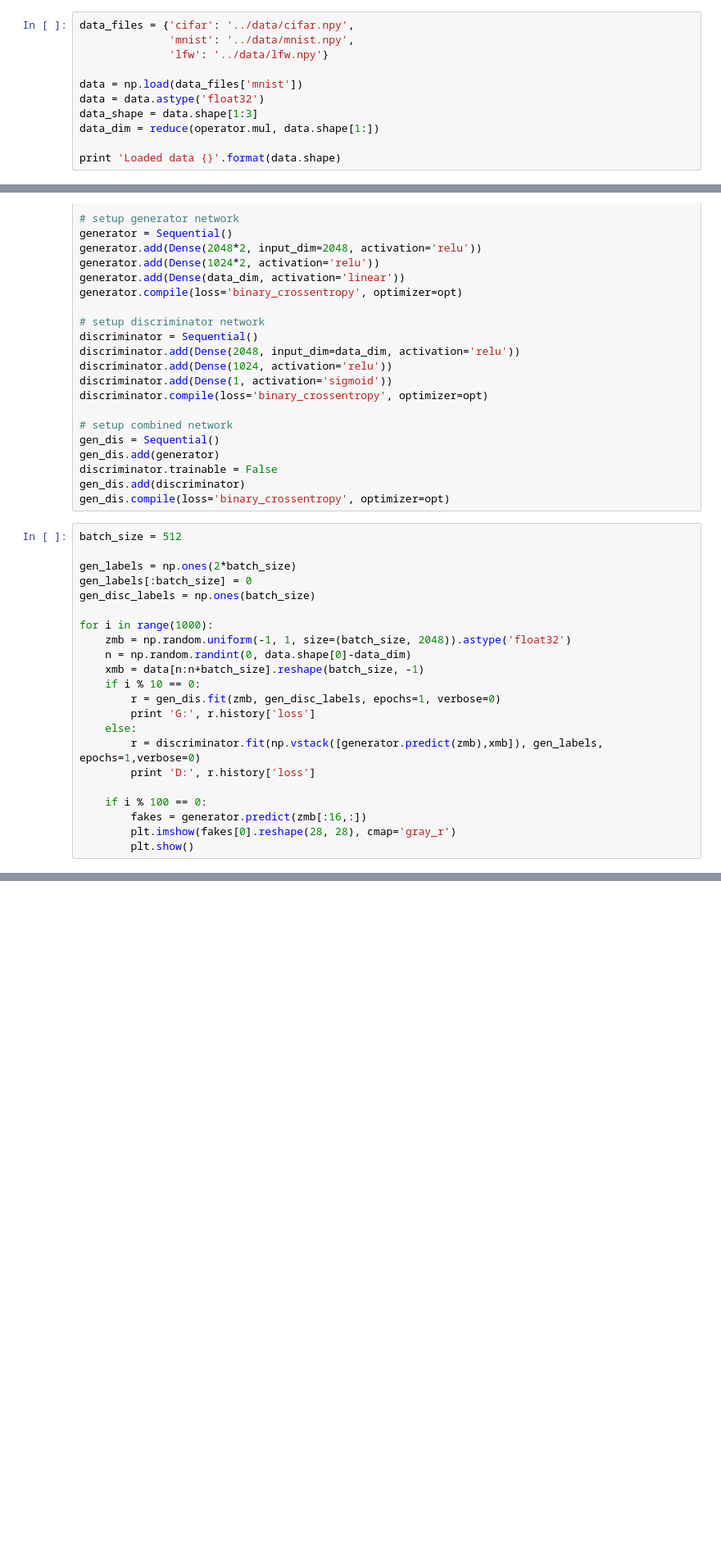
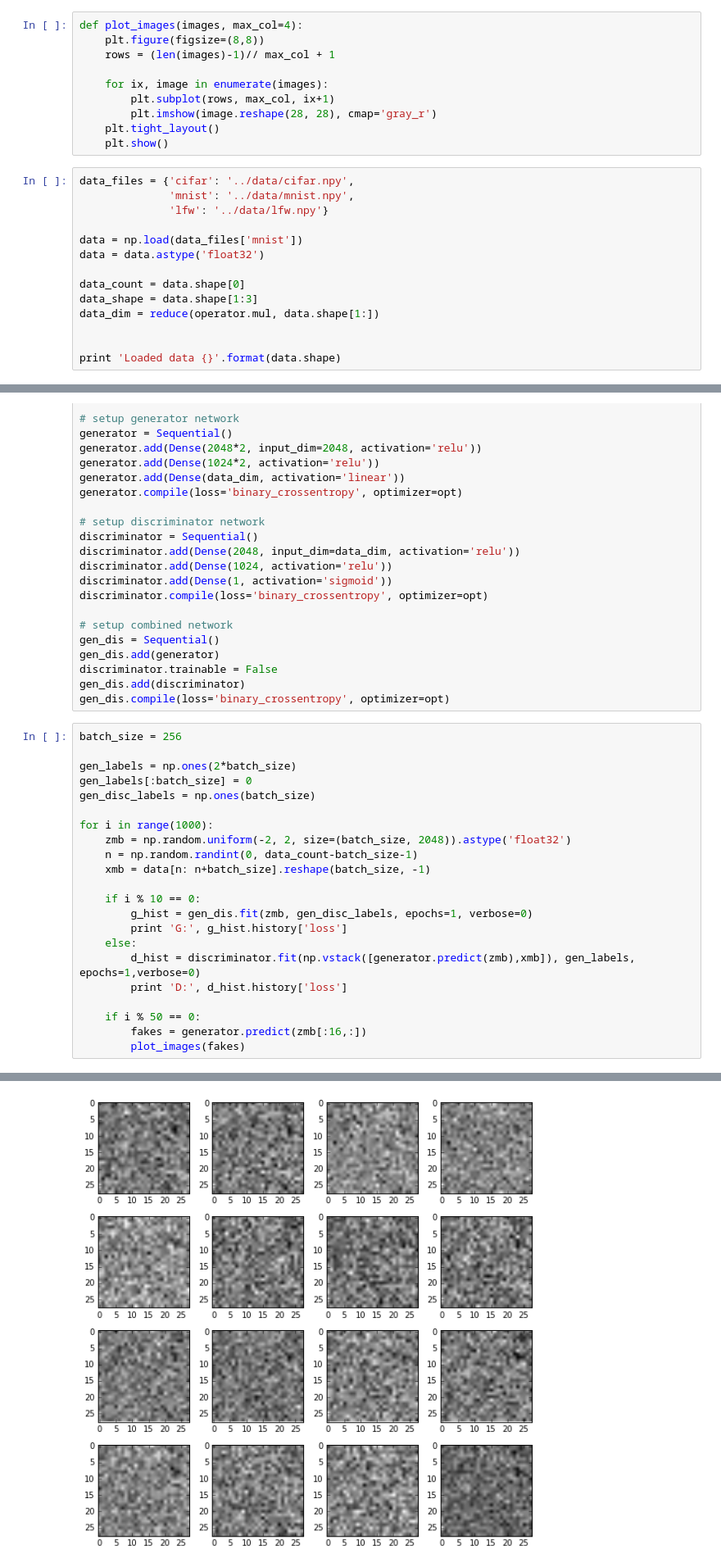
Before and after one commit to muggin/exploring-gans, a Jupyter notebook: notebooks/simple-gan.ipynb, the cells around one changed output, grey strips where cells are left out. Shown at 82% size. Drawn from its saved outputs; the diff is of its cells as text; blank space fills up the shorter version.

```diff
--- a/notebooks/simple-gan.ipynb
+++ b/notebooks/simple-gan.ipynb
@@ -16,3 +18,13 @@ from keras.optimizers import SGD
+# %%
+def plot_images(images, max_col=4):
+    plt.figure(figsize=(8,8))
+    rows = (len(images)-1)// max_col + 1
+
+    for ix, image in enumerate(images):
+        plt.subplot(rows, max_col, ix+1)
+        plt.imshow(image.reshape(28, 28), cmap='gray_r')
+    plt.tight_layout()
+    plt.show()
 # %%
 data_files = {'cifar': '../data/cifar.npy',
               'mnist': '../data/mnist.npy',
@@ -20,9 +32,12 @@ data_files = {'cifar': '../data/cifar.npy',
 
 data = np.load(data_files['mnist'])
 data = data.astype('float32')
+
+data_count = data.shape[0]
 data_shape = data.shape[1:3]
 data_dim = reduce(operator.mul, data.shape[1:])
 
+
 print 'Loaded data {}'.format(data.shape)
 # %% [output]
 Loaded data (70000, 28, 28, 1)
@@ -51,24 +66,25 @@ discriminator.trainable = False
 gen_dis.add(discriminator)
 gen_dis.compile(loss='binary_crossentropy', optimizer=opt)
 # %%
-batch_size = 512
+batch_size = 256
 
 gen_labels = np.ones(2*batch_size)
 gen_labels[:batch_size] = 0
 gen_disc_labels = np.ones(batch_size)
 
 for i in range(1000):
-    zmb = np.random.uniform(-1, 1, size=(batch_size, 2048)).astype('float32')
-    n = np.random.randint(0, data.shape[0]-data_dim)
-    xmb = data[n:n+batch_size].reshape(batch_size, -1)
+    zmb = np.random.uniform(-2, 2, size=(batch_size, 2048)).astype('float32')
+    n = np.random.randint(0, data_count-batch_size-1)
+    xmb = data[n: n+batch_size].reshape(batch_size, -1)
+
     if i % 10 == 0:
-        r = gen_dis.fit(zmb, gen_disc_labels, epochs=1, verbose=0)
-        print 'G:', r.history['loss']
+        g_hist = gen_dis.fit(zmb, gen_disc_labels, epochs=1, verbose=0)
+        print 'G:', g_hist.history['loss']
     else:
-        r = discriminator.fit(np.vstack([generator.predict(zmb),xmb]), gen_labels, epochs=1,verbose=0)
-        print 'D:', r.history['loss']
+        d_hist = discriminator.fit(np.vstack([generator.predict(zmb),xmb]), gen_labels, epochs=1,verbose=0)
+        print 'D:', d_hist.history['loss']
 
-    if i % 100 == 0:
+    if i % 50 == 0:
         fakes = generator.predict(zmb[:16,:])
-        plt.imshow(fakes[0].reshape(28, 28), cmap='gray_r')
-        plt.show()
+        plot_images(fakes)
+# %% [output]
@@ -74,0 +92 @@ for i in range(1000):
+[figure, added]
```
Also changed, not shown: parts of 2 cells of this notebook.
